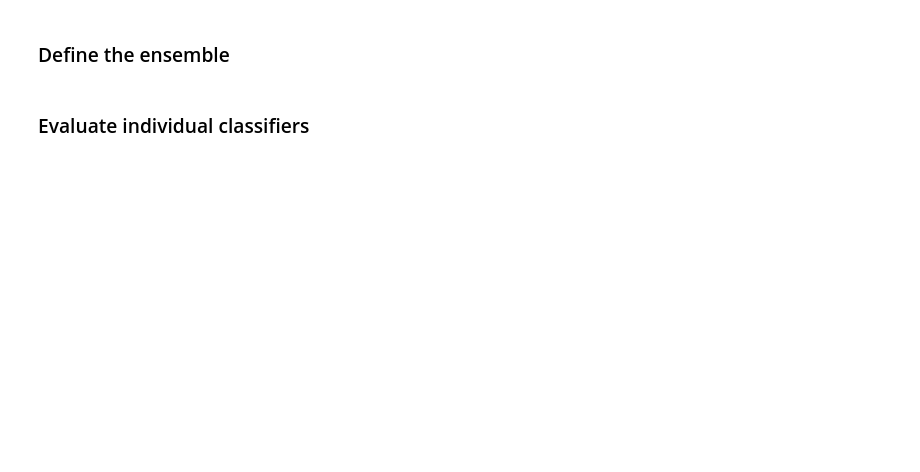
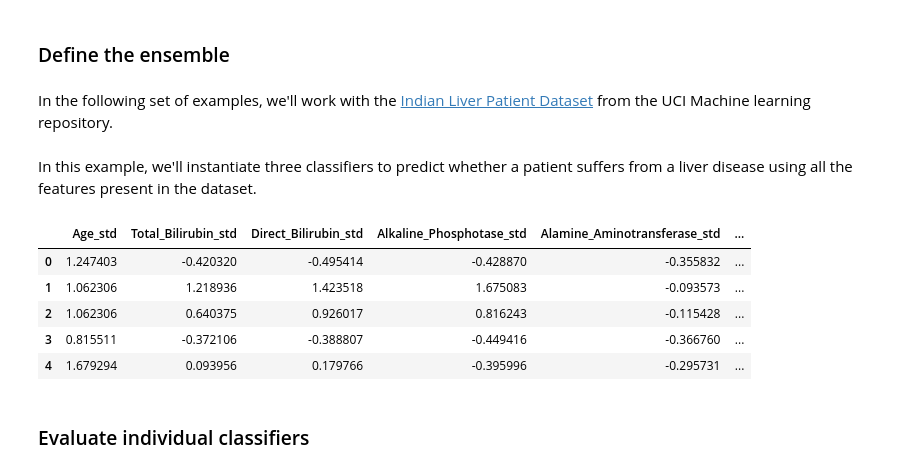
Before and after one commit to ML-Challenge/week3-supervised-learning, a Jupyter notebook: L4.Tree-Based Models.ipynb, the cells around one changed output. Drawn from its saved outputs; the diff is of its cells as text; code cells hidden in the pictures; blank space fills up the shorter version.

```diff
--- a/L4.Tree-Based Models.ipynb
+++ b/L4.Tree-Based Models.ipynb
@@ -435,3 +587,16 @@ To understand hard voting, consider a voting classifier that consists of 3 train
 While classifiers 1 and 3 predict the label of 1 for a new data-point, classifier 2 predicts the label 0. In this case, 1 has 2 votes while 0 has 1 vote. As a result, the voting classifier predicts 1.
 # %% [markdown]
 ### Define the ensemble
+# %% [markdown]
+In the following set of examples, we'll work with the [Indian Liver Patient Dataset](https://www.kaggle.com/jeevannagaraj/indian-liver-patient-dataset) from the UCI Machine learning repository.
+# %% [markdown]
+In this example, we'll instantiate three classifiers to predict whether a patient suffers from a liver disease using all the features present in the dataset.
+# %%
+utils.liver_patients.head()
+# %% [output]
+|  | Age_std | Total_Bilirubin_std | Direct_Bilirubin_std | Alkaline_Phosphotase_std | Alamine_Aminotransferase_std | ... |
+| 0 | 1.247403 | -0.420320 | -0.495414 | -0.428870 | -0.355832 | ... |
+| 1 | 1.062306 | 1.218936 | 1.423518 | 1.675083 | -0.093573 | ... |
+| 2 | 1.062306 | 0.640375 | 0.926017 | 0.816243 | -0.115428 | ... |
+| 3 | 0.815511 | -0.372106 | -0.388807 | -0.449416 | -0.366760 | ... |
+| 4 | 1.679294 | 0.093956 | 0.179766 | -0.395996 | -0.295731 | ... |
```
Also changed, not shown: parts of 153 cells of this notebook, 1 other file.
